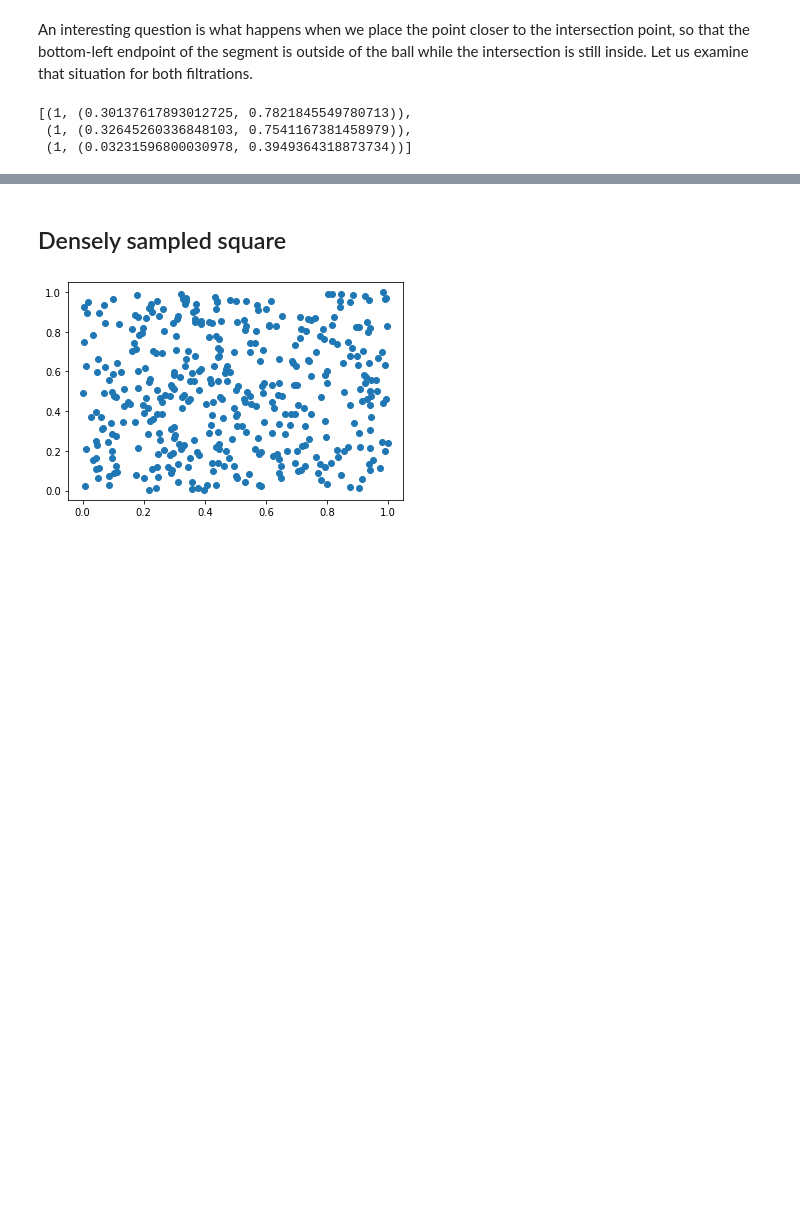
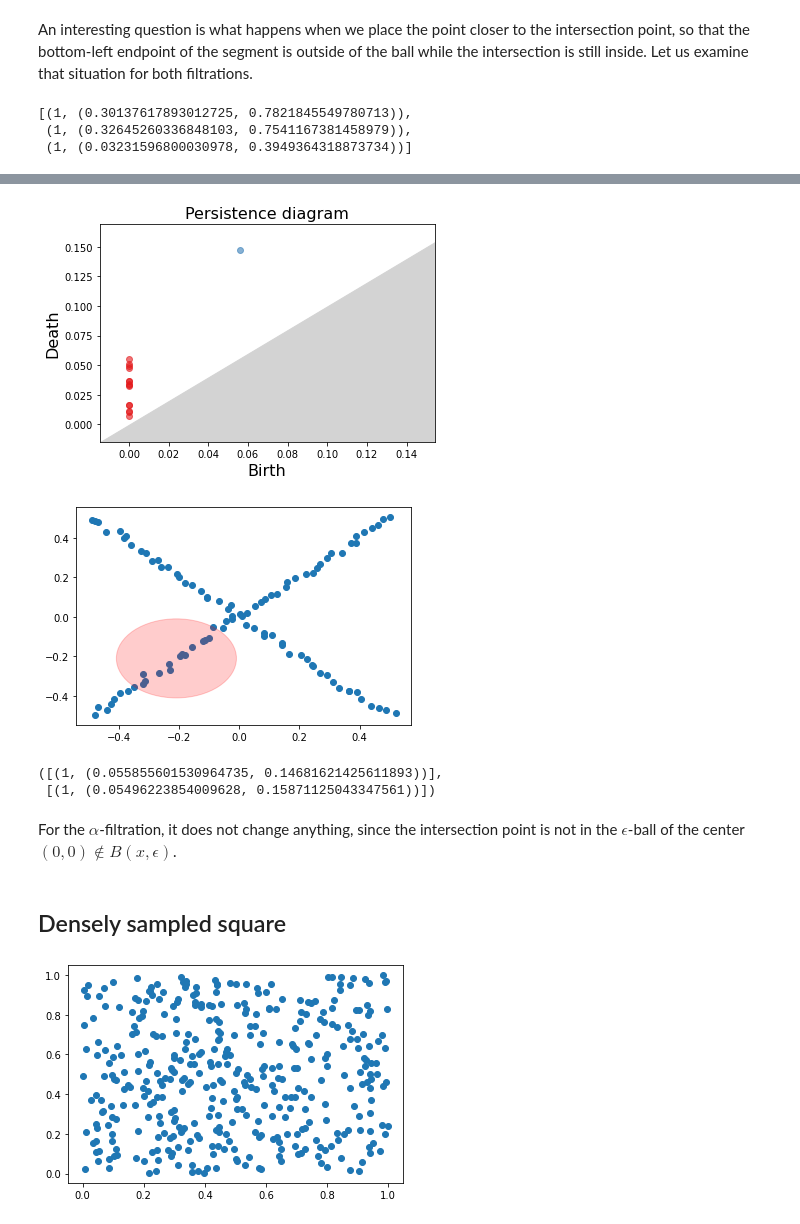
Before and after one commit to wreise/local_homology, a Jupyter notebook: notebooks/Tutorial.ipynb, the cells around one changed output, grey strips where cells are left out. Drawn from its saved outputs; the diff is of its cells as text; code cells hidden in the pictures; blank space fills up the shorter version.

```diff
--- a/notebooks/Tutorial.ipynb
+++ b/notebooks/Tutorial.ipynb
@@ -180,3 +181,22 @@ For the $\alpha$-filtration, it does not change anything, since the intersection
+# %%
+alpha_dgm2 = compute_local_homology_alpha(point_cloud, x, epsilon, 2)
+_ = plot_persistence_diagram(alpha_dgm2)
+
+plt.figure()
+plot_point_cloud(point_cloud)
+plot_disc(x[0], epsilon, color="red", label=r"$\epsilon$=" + str(epsilon))
+# %% [output]
+[figure, added]
+[figure, added]
+# %%
+alpha_dgm2_h1, alpha_dgm1_h1 = [[p for p in dgm if p[0]==1]
+                                for dgm in [alpha_dgm2, alpha_dgm1]]
+alpha_dgm2_h1, alpha_dgm1_h1
+# %% [output]
+([(1, (0.055855601530964735, 0.14681621425611893))],
+ [(1, (0.05496223854009628, 0.15871125043347561))])
+# %% [markdown]
+For the $\alpha$-filtration, it does not change anything, since the intersection point is not in the $\epsilon$-ball of the center $(0,0)\notin B(x, \epsilon)$.
 # %% [markdown]
 ## Densely sampled square
 # %%
```
Also changed, not shown: parts of 13 cells of this notebook.
